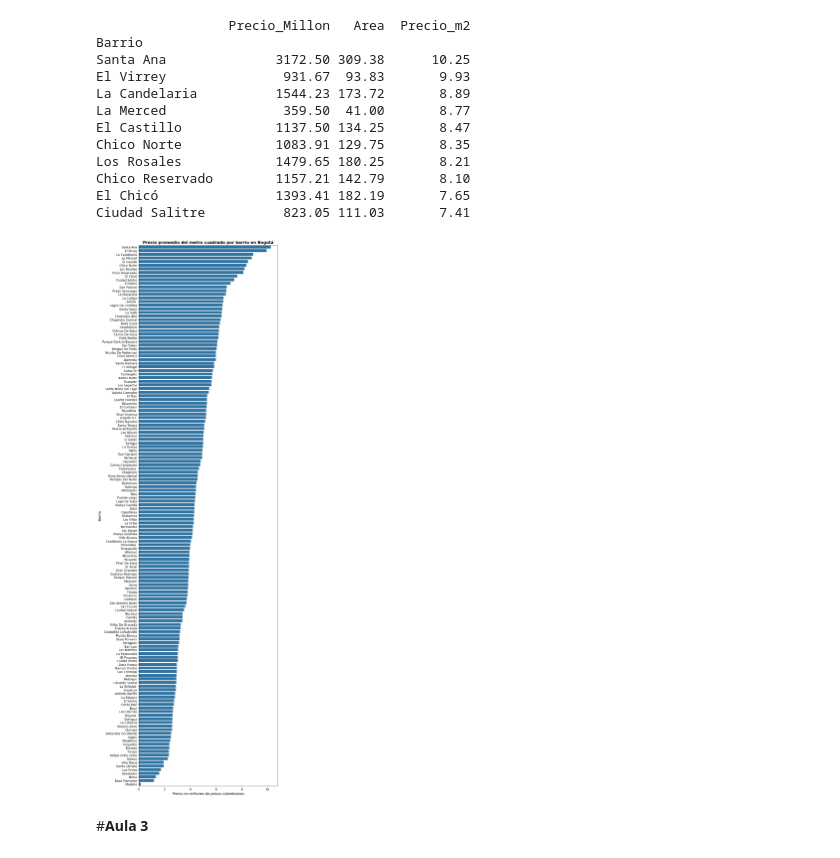
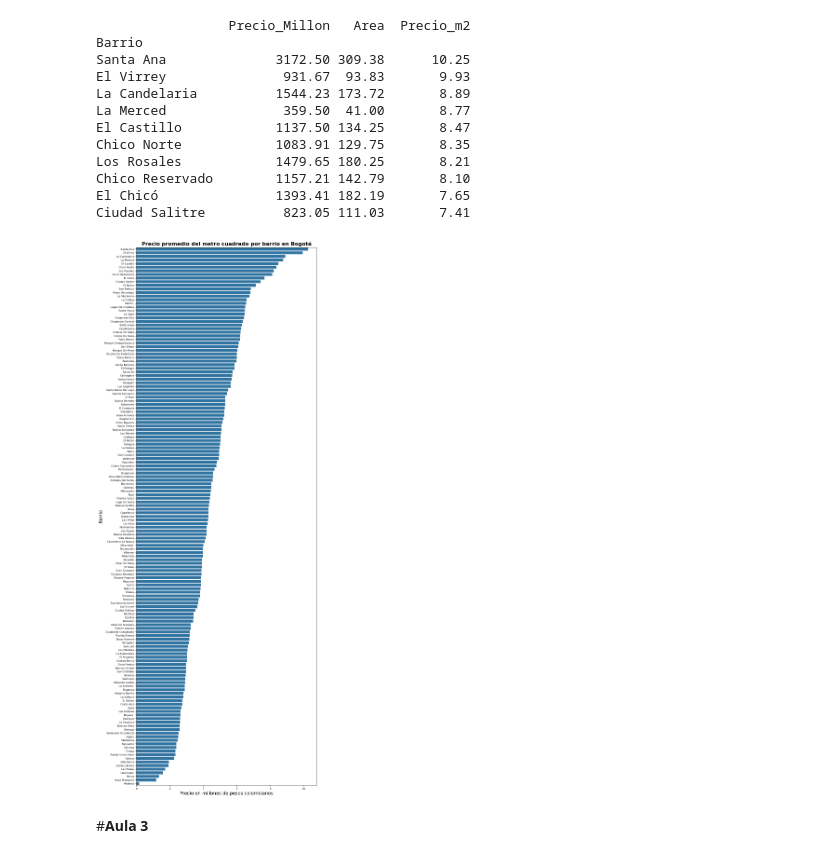
Before and after one commit to David-Blanc/inmersion_de_datos, a Jupyter notebook: INMERSION_DATOS_AULA_2.ipynb, the cells around one changed output. Cells and saved outputs as stored; diff of their text form; code cells hidden in the pictures.

```diff
--- a/INMERSION_DATOS_AULA_2.ipynb
+++ b/INMERSION_DATOS_AULA_2.ipynb
@@ -483,18 +485,18 @@ El Chicó               1393.41 182.19       7.65
 Ciudad Salitre          823.05 111.03       7.41
 # %%
 # Crear el gráfico de barras horizontales
-plt.figure(figsize=(10, 40))
+plt.figure(figsize=(10, 30))
 ax = sns.barplot(data=inmuebles_por_barrio, x='Precio_m2', y=inmuebles_por_barrio.index, color='tab:blue')
 
 # Definir títulos y labels
 ax.set_title('Precio promedio del metro cuadrado por barrio en Bogotá', fontsize=16, fontweight='bold')
 ax.set_xlabel('Precio en millones de pesos colombianos', fontsize=14)
 ax.set_ylabel('Barrio', fontsize=14)
-ax.tick_params(labelsize=12)
+ax.tick_params(labelsize=8)
 
 # Mostrar el gráfico
 plt.show()
 # %% [output]
-[figure, old version]
+[figure, new version]
 # %% [markdown]
 #**Aula 3**
```
Also changed, not shown: parts of 75 cells of this notebook.
